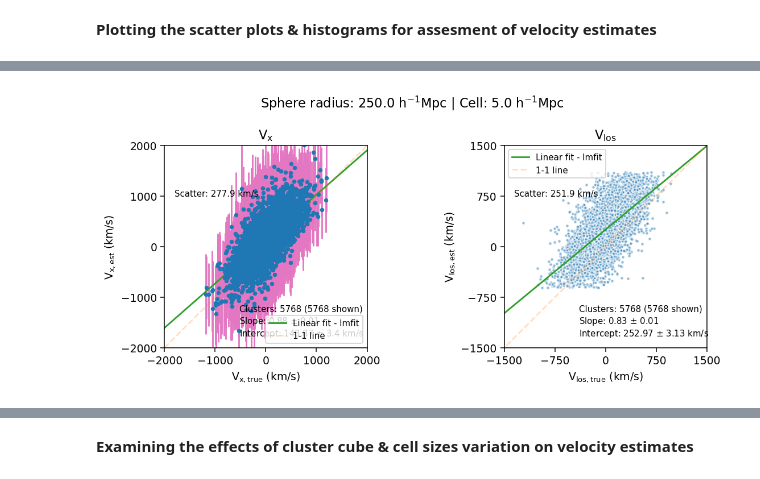
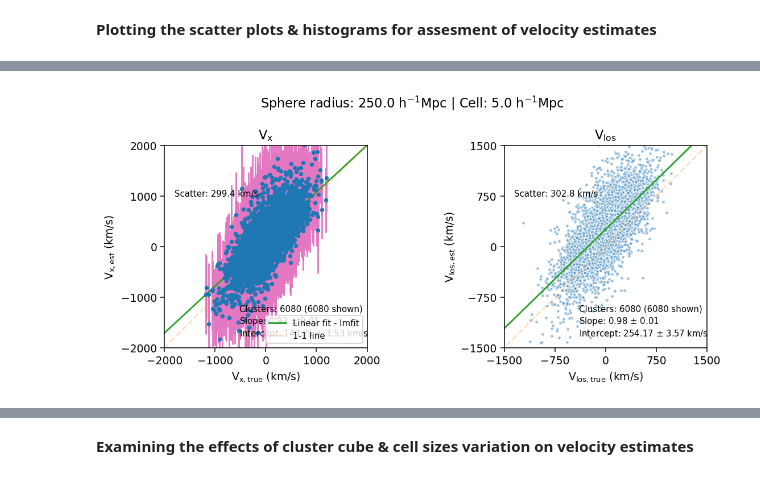
Before and after one commit to awaismirza92/velocity-reconstruction-and-kinetic-SZ, a Jupyter notebook: codes/velocity-reconstruction-big-sim-box.ipynb, the cells around one changed output, grey strips where cells are left out. Drawn from its saved outputs; the diff is of its cells as text; code cells hidden in the pictures.

Commit message:
added 3 sigma clipping from fit

```diff
--- a/codes/velocity-reconstruction-big-sim-box.ipynb
+++ b/codes/velocity-reconstruction-big-sim-box.ipynb
@@ -714,7 +714,7 @@ def plotting_func(df_clusters_est_err, cell_size, clus_cube_size_actual):
 #     param_los_linmix = linmix_func(df_clusters_est_err['v_los[km/s]'],
 #                                    df_clusters_est_err['v_los_est[km/s]']
 #                                  , df_clusters_est_err['v_los_est_err[km/s]'])
-    \
+
 #     x_range = np.arange(low_lim, high_lim+1, 5e8)
     residuals = (df_clusters_est_err['v_los_est[km/s]'] -
              fit_func(df_clusters_est_err['v_los[km/s]'], param_los_lmfit.params['slope'].value,
@@ -760,7 +760,7 @@ def plotting_func(df_clusters_est_err, cell_size, clus_cube_size_actual):
 
     plt.plot(x_range, x_range, label = '1-1 line', c = 'C1', alpha = 0.25,
              ls = 'dashed')
-    plt.legend(loc = 'upper left', fontsize = text_font_size)
+#     plt.legend(loc = 'upper left', fontsize = text_font_size)
 
     x = 1
 #     plt.title('V$_{\mathrm{los}}$ - ' + f'{x}x enhanced')
@@ -795,6 +795,6 @@ def plotting_func(df_clusters_est_err, cell_size, clus_cube_size_actual):
     plt.tight_layout()
 
 #     os.system(f'mkdir Plots/big-sim-box/v_scatter_hist/{clus_cube_size_actual}')
-#     plt.savefig(f'Plots/big-sim-box/v_scatter_hist/{clus_cube_size_actual}/v_scatter_hist_{cell_size}.png')
+#     plt.savefig(f'Plots/big-sim-box/v_scatter_hist/{clus_cube_size_actual}/v_scatter_hist_{cell_size}_no_legend.png')
 #     plt.close()
 #     plt.show()
@@ -908,13 +801,4 @@ plotting_func(df_clusters_est_err_filtered, cell_size, clus_cube_size_actual)
-# %%
-sigma_filter = 2
-
-df_clusters_est_err_filtered = df_clusters_est_err[
-    (df_clusters_est_err['v_los_est[km/s]'] >
-     (df_clusters_est_err['v_los_est[km/s]'].mean() - sigma_filter * df_clusters_est_err['v_los_est[km/s]'].std()))
-    &
-    (df_clusters_est_err['v_los_est[km/s]'] <
-     (df_clusters_est_err['v_los_est[km/s]'].mean() + sigma_filter * df_clusters_est_err['v_los_est[km/s]'].std()))]
-
-plotting_func(df_clusters_est_err_filtered, cell_size, clus_cube_size_actual)
-# %% [output]
-[figure, removed]
+# %%
+plotting_func(df_clusters_est_err, cell_size, clus_cube_size_actual)
+# %% [output]
+[figure, added]
```
Also changed, not shown: parts of 14 cells of this notebook.
